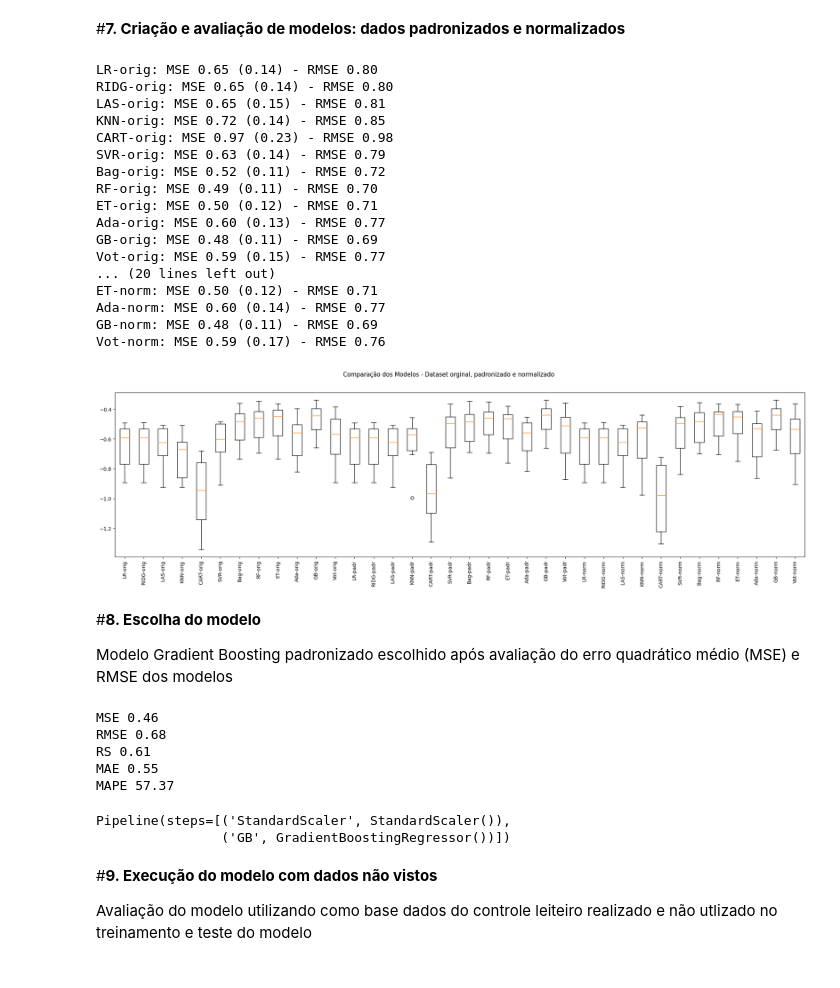
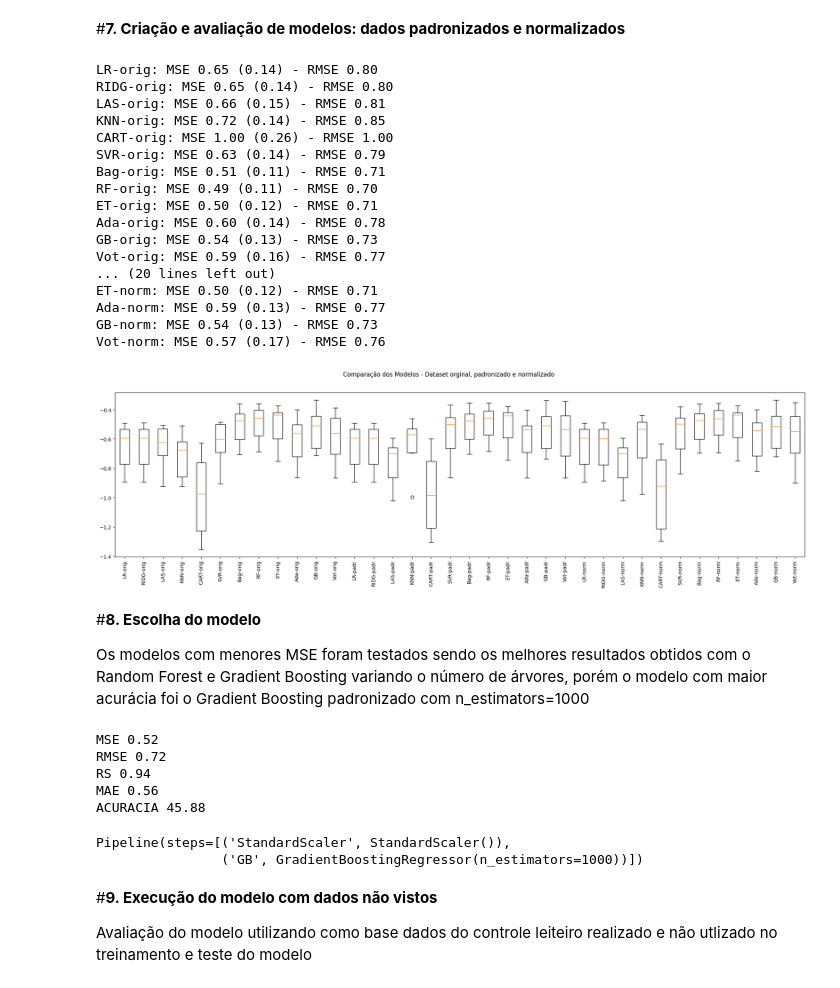
Before and after one commit to eccardoso/ML, a Jupyter notebook: MVP_ML_Regressao_Produção_Leite.ipynb, the cells around one changed output. Drawn from its saved outputs; the diff is of its cells as text; code cells hidden in the pictures.

```diff
--- a/MVP_ML_Regressao_Produção_Leite.ipynb
+++ b/MVP_ML_Regressao_Produção_Leite.ipynb
@@ -83,7 +83,7 @@ Para carregar o arquivo .csv, foi utilizado o pacote Pandas (Python Data Analysi
 # Carga do dataset
 
 # Informa a URL de importação do dataset
-url = "https://raw.githubusercontent.com/eccardoso/ML/main/BASE_ML_v3.csv"
+url = "https://raw.githubusercontent.com/eccardoso/ML/main/BASE_ML_v4.csv"
 
 # Lê o arquivo
 datasetori = pd.read_csv(url, delimiter=';')
@@ -93,7 +93,7 @@ datasetori["Media_Mae"]=pd.to_numeric(datasetori["Media_Mae"],errors='coerce')
 datasetori["Prod_Leit"]=pd.to_numeric(datasetori["Prod_Leit"],errors='coerce')
 
 # Eliminando colunas não relevantes para análise
-dataset=datasetori.drop(['Brinco_Pai','Brinco_Mae','Brinco_Animal','Classe'],axis='columns')
+dataset=datasetori.drop(['Brinco_Pai','Brinco_Mae','Brinco_Animal'],axis='columns')
 
 # Tabela com as medidas descritivas das variáveis numéricas do dataset.
 dataset.describe()
@@ -147,7 +147,7 @@ names = []
 
 # Definindo os parâmetros do classificador base para o BaggingClassifier
 base = DecisionTreeRegressor()
-num_trees = 100
+num_trees = 1000
 max_features = 3
 
 bases = []
@@ -207,13 +207,12 @@ Voting: MSE 0.59 (0.15) - RMSE 0.77
 # %% [markdown]
 #**7. Criação e avaliação de modelos: dados padronizados e normalizados**
 # %%
-np.random.seed(3) # definindo uma semente global para este bloco
+np.random.seed(7) # definindo uma semente global para este bloco
 
 # Listas para armazenar os armazenar os pipelines e os resultados para todas as visões do dataset
 pipelines = []
 results = []
 names = []
-
 
 # Criando os elementos do pipeline
 
@@ -254,8 +253,8 @@ pipelines.append(('Vot-orig', Pipeline([voting])))
 
 # Dataset Padronizado
 pipelines.append(('LR-padr', Pipeline([standard_scaler, reg_log])))
-pipelines.append(('RIDG-padr', Pipeline([ridg])))
-pipelines.append(('LAS-padr', Pipeline([las])))
+pipelines.append(('RIDG-padr', Pipeline([standard_scaler,ridg])))
+pipelines.append(('LAS-padr', Pipeline([standard_scaler,las])))
 pipelines.append(('KNN-padr', Pipeline([standard_scaler, knn])))
 pipelines.append(('CART-padr', Pipeline([standard_scaler, cart])))
 pipelines.append(('SVR-padr', Pipeline([standard_scaler, svm])))
@@ -268,8 +267,8 @@ pipelines.append(('Vot-padr', Pipeline([standard_scaler, voting])))
 
 # Dataset Normalizado
 pipelines.append(('LR-norm', Pipeline([min_max_scaler, reg_log])))
-pipelines.append(('RIDG-norm', Pipeline([ridg])))
-pipelines.append(('LAS-norm', Pipeline([las])))
+pipelines.append(('RIDG-norm', Pipeline([min_max_scaler,ridg])))
+pipelines.append(('LAS-norm', Pipeline([min_max_scaler,las])))
 pipelines.append(('KNN-norm', Pipeline([min_max_scaler, knn])))
 pipelines.append(('CART-norm', Pipeline([min_max_scaler, cart])))
 pipelines.append(('SVR-norm', Pipeline([min_max_scaler, svm])))
@@ -277,47 +276,47 @@ pipelines.append(('Bag-norm', Pipeline([min_max_scaler, bagging])))
 pipelines.append(('RF-norm', Pipeline([min_max_scaler, random_forest])))
 pipelines.append(('ET-norm', Pipeline([min_max_scaler, extra_trees])))
 pipelines.append(('Ada-norm', Pipeline([min_max_scaler, adaboost])))
 pipelines.append(('GB-norm', Pipeline([min_max_scaler, gradient_boosting])))
 pipelines.append(('Vot-norm', Pipeline([min_max_scaler, voting])))
 
 # Executando os pipelines
 for name, model in pipelines:
     cv_results = cross_val_score(model, X_train, y_train, cv=kfold, scoring='neg_mean_squared_error')
     results.append(cv_results)
     names.append(name)
     msg = "%s: MSE %0.2f (%0.2f) - RMSE %0.2f" % (name, abs(cv_results.mean()), cv_results.std(), np.sqrt(abs(cv_results.mean())))
     print(msg)
 
 # Boxplot de comparação dos modelos
 fig = plt.figure(figsize=(25,6))
 fig.suptitle('Comparação dos Modelos - Dataset orginal, padronizado e normalizado')
 ax = fig.add_subplot(111)
 plt.boxplot(results)
 ax.set_xticklabels(names, rotation=90)
 plt.show()
 # %% [output]
 LR-orig: MSE 0.65 (0.14) - RMSE 0.80
 RIDG-orig: MSE 0.65 (0.14) - RMSE 0.80
-LAS-orig: MSE 0.65 (0.15) - RMSE 0.81
+LAS-orig: MSE 0.66 (0.15) - RMSE 0.81
 KNN-orig: MSE 0.72 (0.14) - RMSE 0.85
-CART-orig: MSE 0.97 (0.23) - RMSE 0.98
+CART-orig: MSE 1.00 (0.26) - RMSE 1.00
 SVR-orig: MSE 0.63 (0.14) - RMSE 0.79
-Bag-orig: MSE 0.52 (0.11) - RMSE 0.72
+Bag-orig: MSE 0.51 (0.11) - RMSE 0.71
 RF-orig: MSE 0.49 (0.11) - RMSE 0.70
 ET-orig: MSE 0.50 (0.12) - RMSE 0.71
-Ada-orig: MSE 0.60 (0.13) - RMSE 0.77
-GB-orig: MSE 0.48 (0.11) - RMSE 0.69
-Vot-orig: MSE 0.59 (0.15) - RMSE 0.77
+Ada-orig: MSE 0.60 (0.14) - RMSE 0.78
+GB-orig: MSE 0.54 (0.13) - RMSE 0.73
+Vot-orig: MSE 0.59 (0.16) - RMSE 0.77
 ... (20 lines left out)
 ET-norm: MSE 0.50 (0.12) - RMSE 0.71
-Ada-norm: MSE 0.60 (0.14) - RMSE 0.77
-GB-norm: MSE 0.48 (0.11) - RMSE 0.69
-Vot-norm: MSE 0.59 (0.17) - RMSE 0.76
+Ada-norm: MSE 0.59 (0.13) - RMSE 0.77
+GB-norm: MSE 0.54 (0.13) - RMSE 0.73
+Vot-norm: MSE 0.57 (0.17) - RMSE 0.76
-[figure, old version]
+[figure, new version]
-# %% [markdown]
-#**8. Escolha do modelo**
-
-Modelo Gradient Boosting padronizado escolhido após avaliação do erro quadrático médio (MSE) e RMSE dos modelos
+# %% [markdown]
+#**8. Escolha do modelo**
+
+Os modelos com menores MSE foram testados sendo os melhores resultados obtidos com o Random Forest e Gradient Boosting variando o número de árvores, porém o modelo com maior acurácia foi o Gradient Boosting padronizado com n_estimators=1000
 # %%
 # Criando um modelo com todo o conjunto de treino
 
@@ -338,21 +337,20 @@ error=mae(y_test,predictions)
 print ("MAE %0.2f" % error)
 
 error=mape(y_test,predictions)
-error=error*100
-print ("MAPE %0.2f" % error)
+acuracia=100-(error*100)
+print ("ACURACIA %0.2f" % acuracia)
 # %% [output]
-MSE 0.46
-RMSE 0.68
-RS 0.61
-MAE 0.55
-MAPE 57.37
+MSE 0.52
+RMSE 0.72
+RS 0.94
+MAE 0.56
+ACURACIA 45.88
 # %%
 # Preparação do modelo com TODO o dataset
-scaler = StandardScaler().fit(X) # ajuste do scaler com TODO o dataset
 model.fit(X, y)
 # %% [output]
 Pipeline(steps=[('StandardScaler', StandardScaler()),
-                ('GB', GradientBoostingRegressor())])
+                ('GB', GradientBoostingRegressor(n_estimators=1000))])
 # %% [markdown]
 #**9. Execução do modelo com dados não vistos**
 
```
Also changed, not shown: parts of 6 cells of this notebook.
